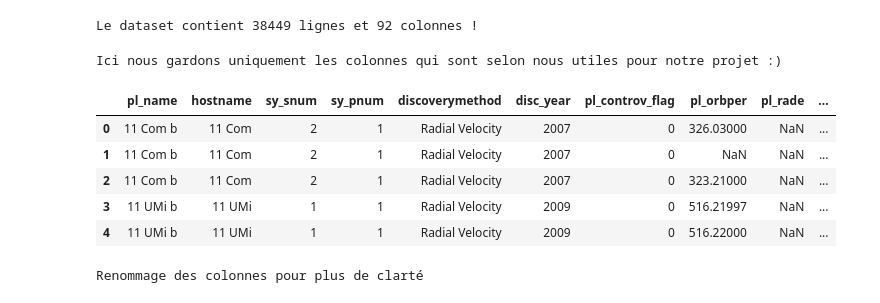
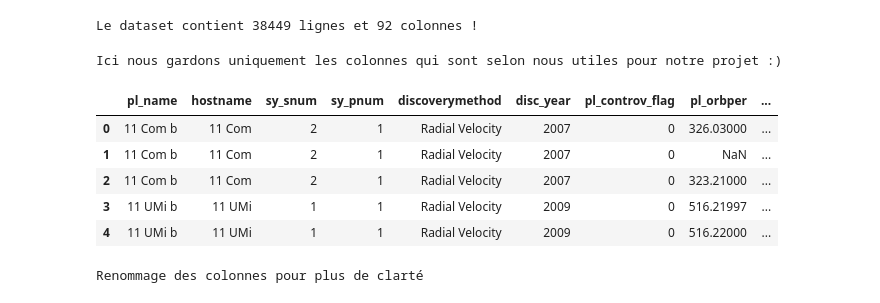
Before and after one commit to cxxhime/Exoplanet_Analysis, a Jupyter notebook: Analysis/Analysis.ipynb, the cells around one changed output. Cells and saved outputs as stored; diff of their text form; code cells hidden in the pictures.

```diff
--- a/Analysis/Analysis.ipynb
+++ b/Analysis/Analysis.ipynb
@@ -39,21 +39,21 @@ Le dataset contient 38449 lignes et 92 colonnes !
 # %%
 # 4- Filtrer les colonnes avec des valeurs utiles
 columns = [
     'pl_name', 'hostname', 'sy_snum', 'sy_pnum','discoverymethod','disc_year','pl_controv_flag',
-    'pl_orbper', 'pl_rade', 'pl_bmasse', 'pl_eqt', 'st_teff', 'st_rad', 'st_mass', 'sy_dist'
+    'pl_orbper', 'pl_orbsmax', 'pl_rade', 'pl_bmasse', 'pl_eqt', 'st_teff', 'st_rad', 'st_mass', 'sy_dist'
 ]
 
 data = data[columns]
 print("Ici nous gardons uniquement les colonnes qui sont selon nous utiles pour notre projet :)")
 data.head()
 # %% [output]
 Ici nous gardons uniquement les colonnes qui sont selon nous utiles pour notre projet :)
-|  | pl_name | hostname | sy_snum | sy_pnum | discoverymethod | disc_year | pl_controv_flag | pl_orbper | pl_rade | ... |
-| 0 | 11 Com b | 11 Com | 2 | 1 | Radial Velocity | 2007 | 0 | 326.03000 | NaN | ... |
-| 1 | 11 Com b | 11 Com | 2 | 1 | Radial Velocity | 2007 | 0 | NaN | NaN | ... |
-| 2 | 11 Com b | 11 Com | 2 | 1 | Radial Velocity | 2007 | 0 | 323.21000 | NaN | ... |
-| 3 | 11 UMi b | 11 UMi | 1 | 1 | Radial Velocity | 2009 | 0 | 516.21997 | NaN | ... |
-| 4 | 11 UMi b | 11 UMi | 1 | 1 | Radial Velocity | 2009 | 0 | 516.22000 | NaN | ... |
+|  | pl_name | hostname | sy_snum | sy_pnum | discoverymethod | disc_year | pl_controv_flag | pl_orbper | ... |
+| 0 | 11 Com b | 11 Com | 2 | 1 | Radial Velocity | 2007 | 0 | 326.03000 | ... |
+| 1 | 11 Com b | 11 Com | 2 | 1 | Radial Velocity | 2007 | 0 | NaN | ... |
+| 2 | 11 Com b | 11 Com | 2 | 1 | Radial Velocity | 2007 | 0 | 323.21000 | ... |
+| 3 | 11 UMi b | 11 UMi | 1 | 1 | Radial Velocity | 2009 | 0 | 516.21997 | ... |
+| 4 | 11 UMi b | 11 UMi | 1 | 1 | Radial Velocity | 2009 | 0 | 516.22000 | ... |
 # %%
 # 5- Renommer les colonnes
 data = data.rename(columns={
```
Also changed, not shown: parts of 11 cells of this notebook.
